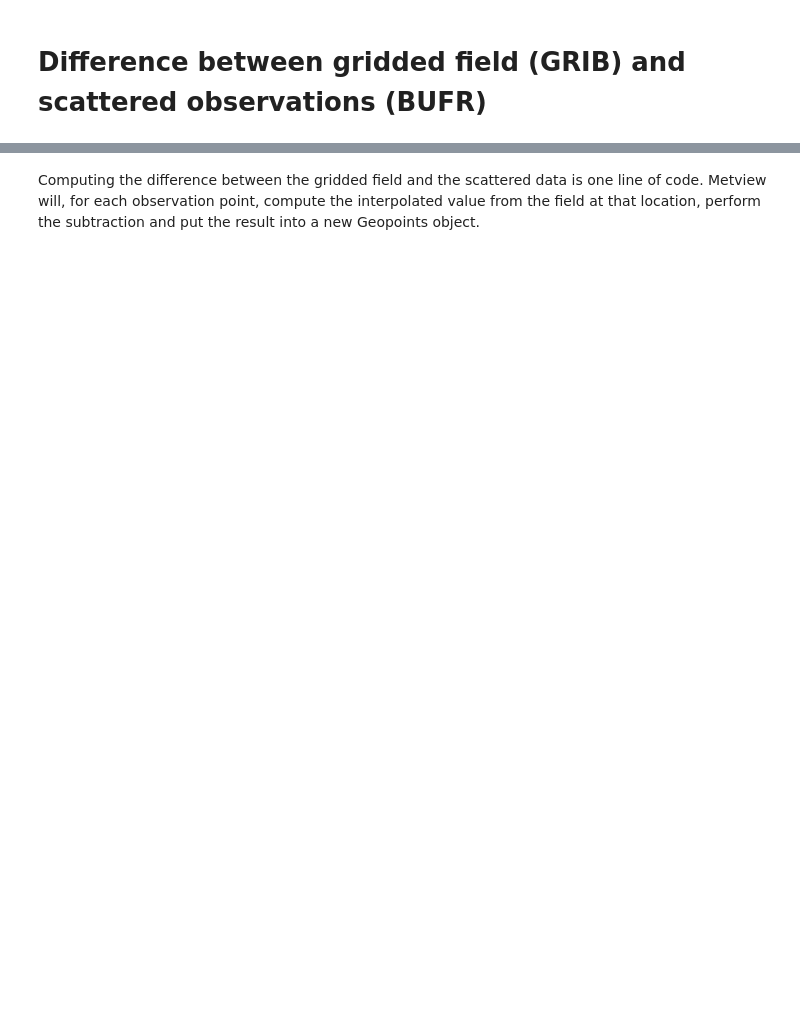
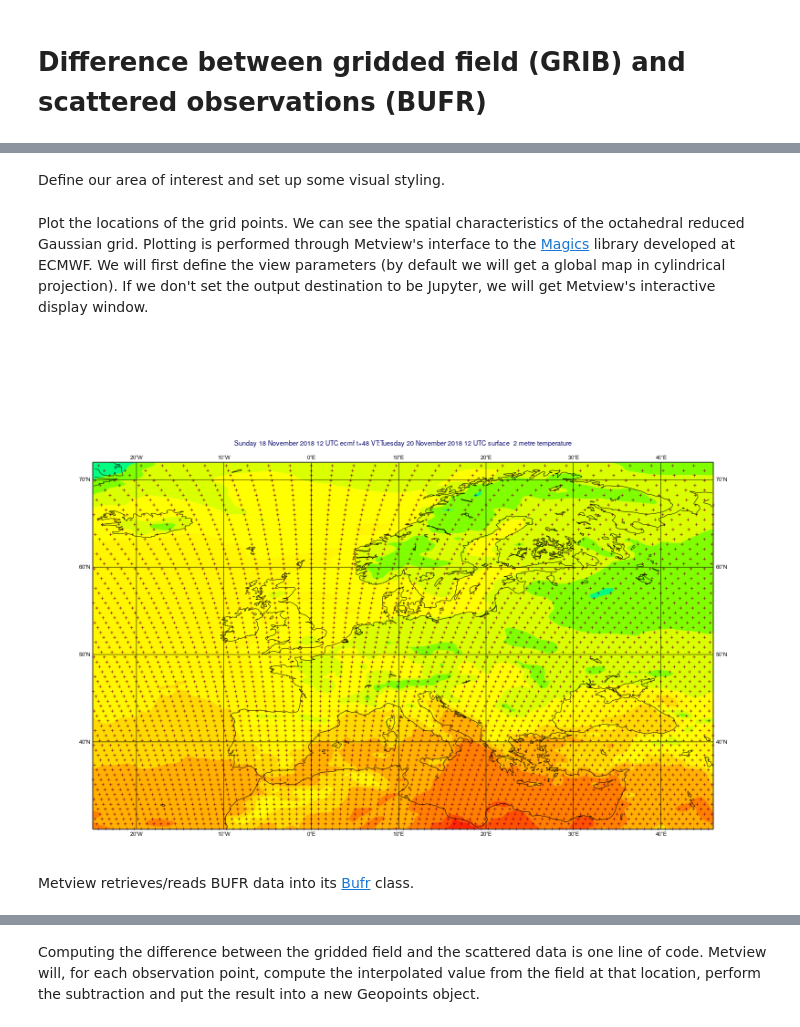
Before and after one commit to ecmwf/metview-python, a Jupyter notebook: examples/field_obs_difference.ipynb, the cells around one changed output, grey strips where cells are left out. Cells and saved outputs as stored; diff of their text form; code cells hidden in the pictures; blank space fills up the shorter version.

```diff
--- a/examples/field_obs_difference.ipynb
+++ b/examples/field_obs_difference.ipynb
@@ -10,3 +11,7 @@ As these are based on Macro data types, see the Macro documentation links.
-# %%
-t2m_grib = mv.read('./t2m_grib.grib')
-obs_3day = mv.read('./obs_3day.bufr')
+# %%
+if use_mars:
+    t2m_grib = mv.retrieve(type='fc', date=-5, time=12, step=48, levtype='sfc', param='2t', grid='O160', gaussian='reduced')
+else:
+    t2m_grib = mv.read('t2m_grib.grib')
+# %% [markdown]
+Define our area of interest and set up some visual styling.
@@ -12,0 +40,4 @@ obs_3day = mv.read('./obs_3day.bufr')
+# %% [markdown]
+Plot the locations of the grid points. We can see the spatial characteristics of the octahedral reduced Gaussian grid.
+Plotting is performed through Metview's interface to the [Magics](https://confluence.ecmwf.int/display/MAGP/Magics) library developed at ECMWF. We will first define the view parameters (by default we will get a global map in cylindrical projection).
+If we don't set the output destination to be Jupyter, we will get Metview's interactive display window.
@@ -12,0 +46,6 @@ obs_3day = mv.read('./obs_3day.bufr')
+# %%
+mv.plot(europe, t2m_grib, auto_style, grid_1x1)
+# %% [output]
+[figure, added]
+# %% [markdown]
+Metview retrieves/reads BUFR data into its [Bufr](https://confluence.ecmwf.int/display/METV/Observations+Functions) class.
```
Also changed, not shown: parts of 26 cells of this notebook, 2 other files.
